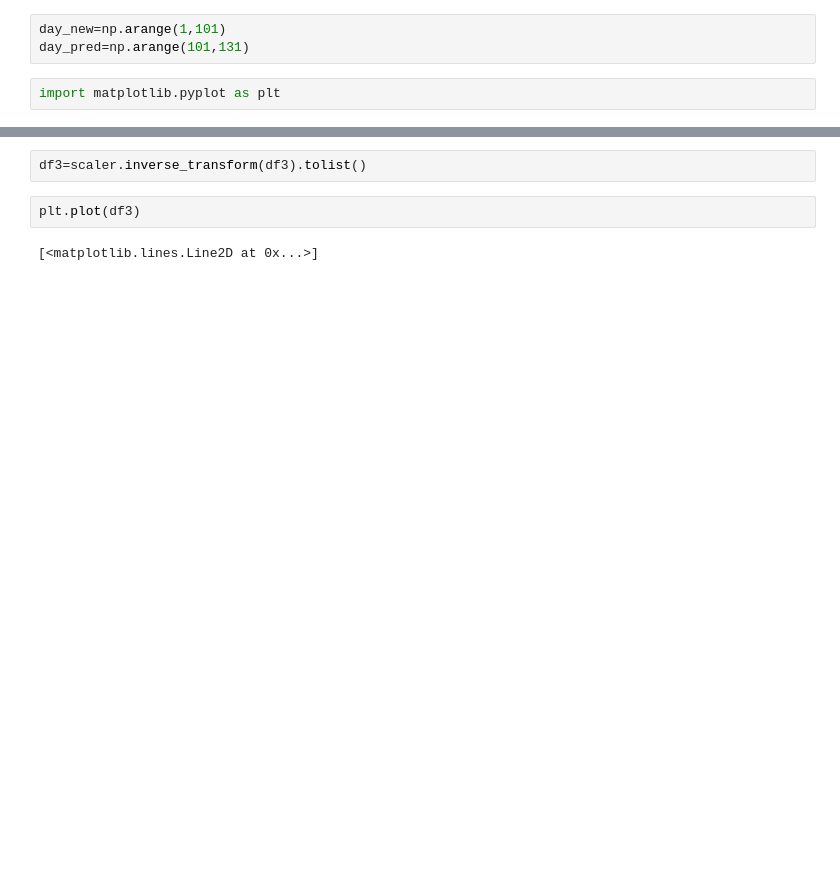
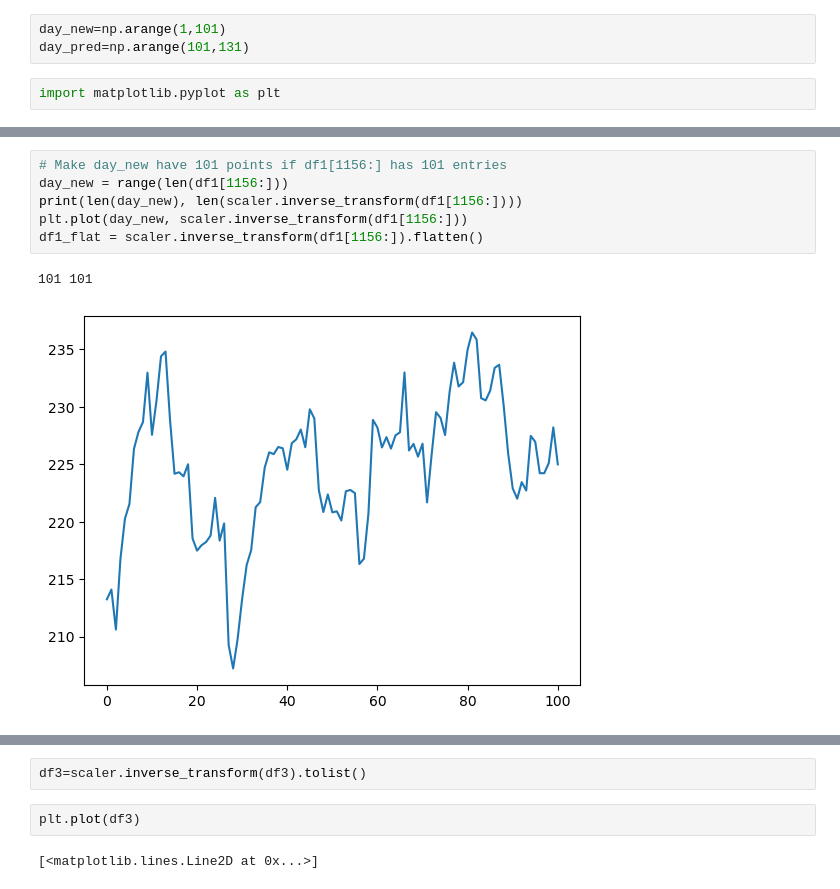
Before and after one commit to divesh0001/Stocks-God, a Jupyter notebook: predictor/predictor.ipynb, the cells around one changed output, grey strips where cells are left out. Saved outputs shown, nothing was run; the diff lists cells and outputs as text; blank space fills up the shorter version.

```diff
--- a/predictor/predictor.ipynb
+++ b/predictor/predictor.ipynb
@@ -359,0 +384,9 @@ len(df1)
+# %%
+# Make day_new have 101 points if df1[1156:] has 101 entries
+day_new = range(len(df1[1156:]))
+print(len(day_new), len(scaler.inverse_transform(df1[1156:])))
+plt.plot(day_new, scaler.inverse_transform(df1[1156:]))
+df1_flat = scaler.inverse_transform(df1[1156:]).flatten()
+# %% [output]
+101 101
+[figure, added]
```
Also changed, not shown: parts of 24 cells of this notebook, 8 other files.
